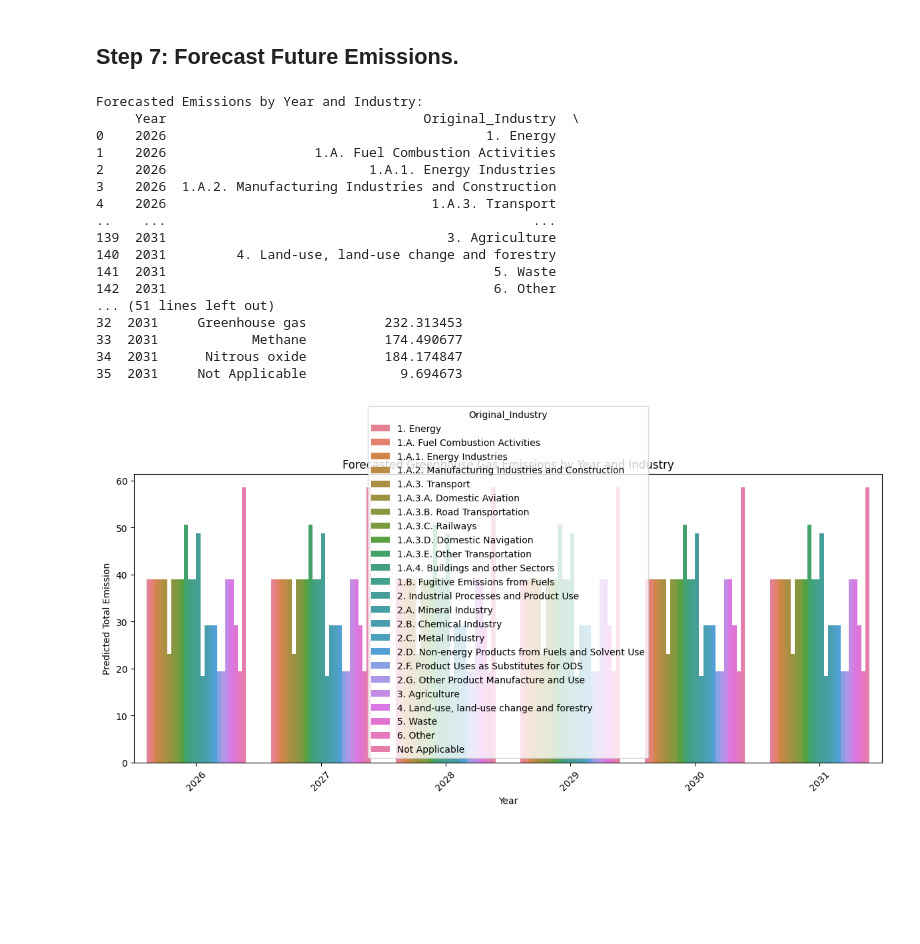
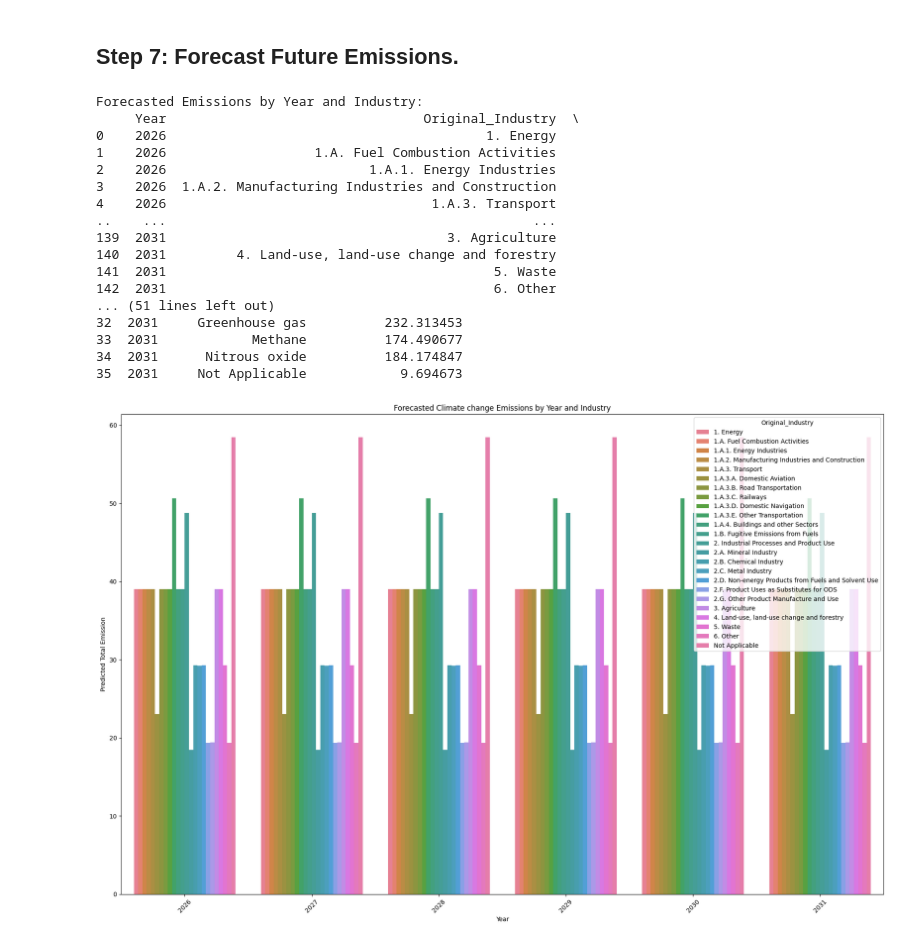
Before and after one commit to zannah57/Challenge_Build, a Jupyter notebook: National_GHG_EmiFor.ipynb, the cells around one changed output. Drawn from its saved outputs; the diff is of its cells as text; code cells hidden in the pictures; blank space fills up the shorter version.

```diff
--- a/National_GHG_EmiFor.ipynb
+++ b/National_GHG_EmiFor.ipynb
@@ -438,41 +438,41 @@ print(future_emissions_by_year_gas)
 
 
 # Visualize forecasted emissions by Industry
-plt.figure(figsize=(12, 6))
+plt.figure(figsize=(18, 12))
 sns.barplot(data=future_emissions_by_year_industry, x='Year', y='Predicted_Emission', hue='Original_Industry')
-plt.title('Forecasted Greenhouse Gas Emissions by Year and Industry')
+plt.title('Forecasted Climate change Emissions by Year and Industry')
 plt.xlabel('Year')
 plt.ylabel('Predicted Total Emission')
 plt.xticks(rotation=45)
 plt.tight_layout()
 plt.show()
 
 # Visualize forecasted emissions by Gas Type
 plt.figure(figsize=(12, 6))
 sns.barplot(data=future_emissions_by_year_gas, x='Year', y='Predicted_Emission', hue='Original_Gas_Type')
-plt.title('Forecasted Greenhouse Gas Emissions by Year and Gas Type')
+plt.title('Forecasted Climate change Emissions by Year and Gas Type')
 plt.xlabel('Year')
 plt.ylabel('Predicted Total Emission')
 plt.xticks(rotation=45)
 plt.tight_layout()
 plt.show()
 # %% [output]
 Forecasted Emissions by Year and Industry:
      Year                                 Original_Industry  \
 0    2026                                         1. Energy
 1    2026                   1.A. Fuel Combustion Activities
 2    2026                          1.A.1. Energy Industries
 3    2026  1.A.2. Manufacturing Industries and Construction
 4    2026                                  1.A.3. Transport
 ..    ...                                               ...
 139  2031                                    3. Agriculture
 140  2031         4. Land-use, land-use change and forestry
 141  2031                                          5. Waste
 142  2031                                          6. Other
 ... (51 lines left out)
 32  2031     Greenhouse gas          232.313453
 33  2031            Methane          174.490677
 34  2031      Nitrous oxide          184.174847
 35  2031     Not Applicable            9.694673
-[figure, old version]
+[figure, new version]
 [figure]
```
